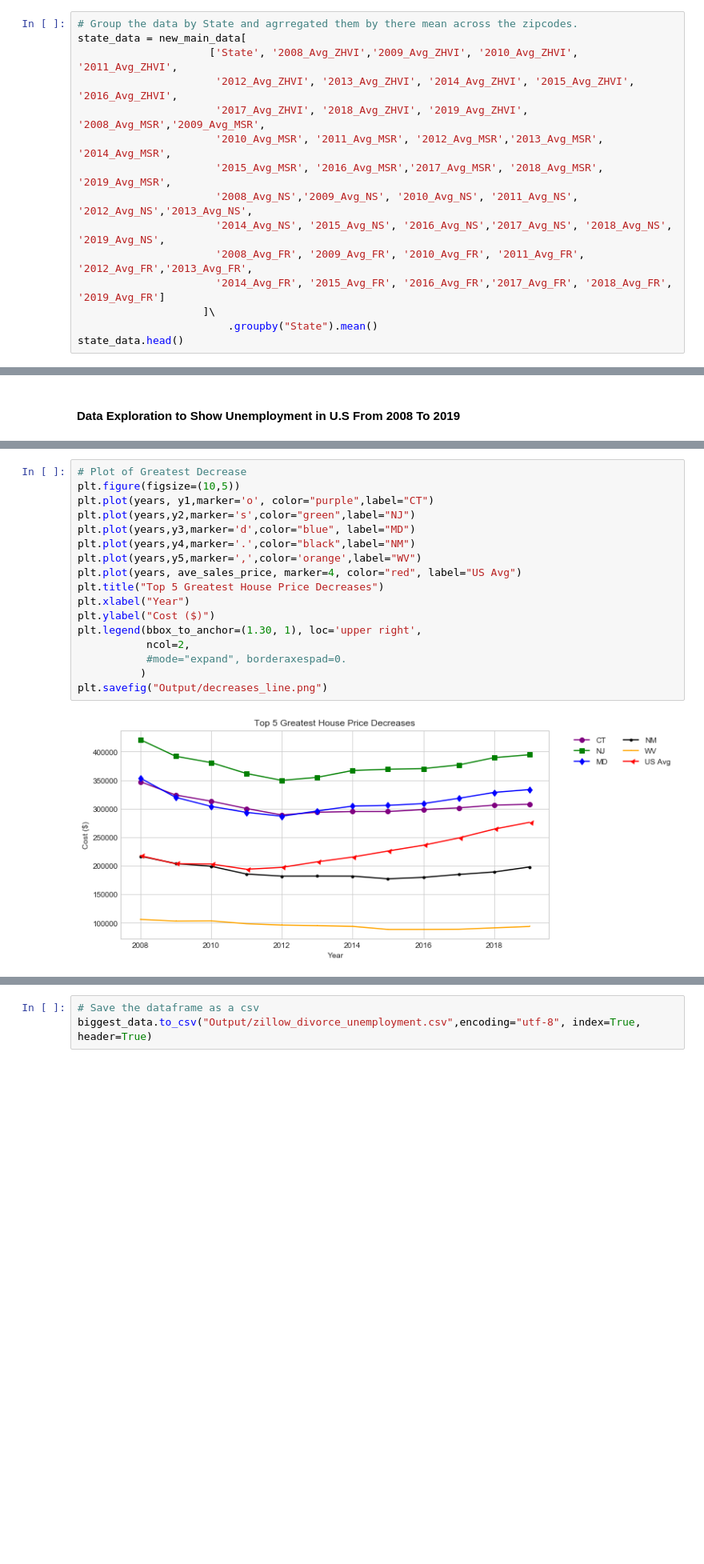
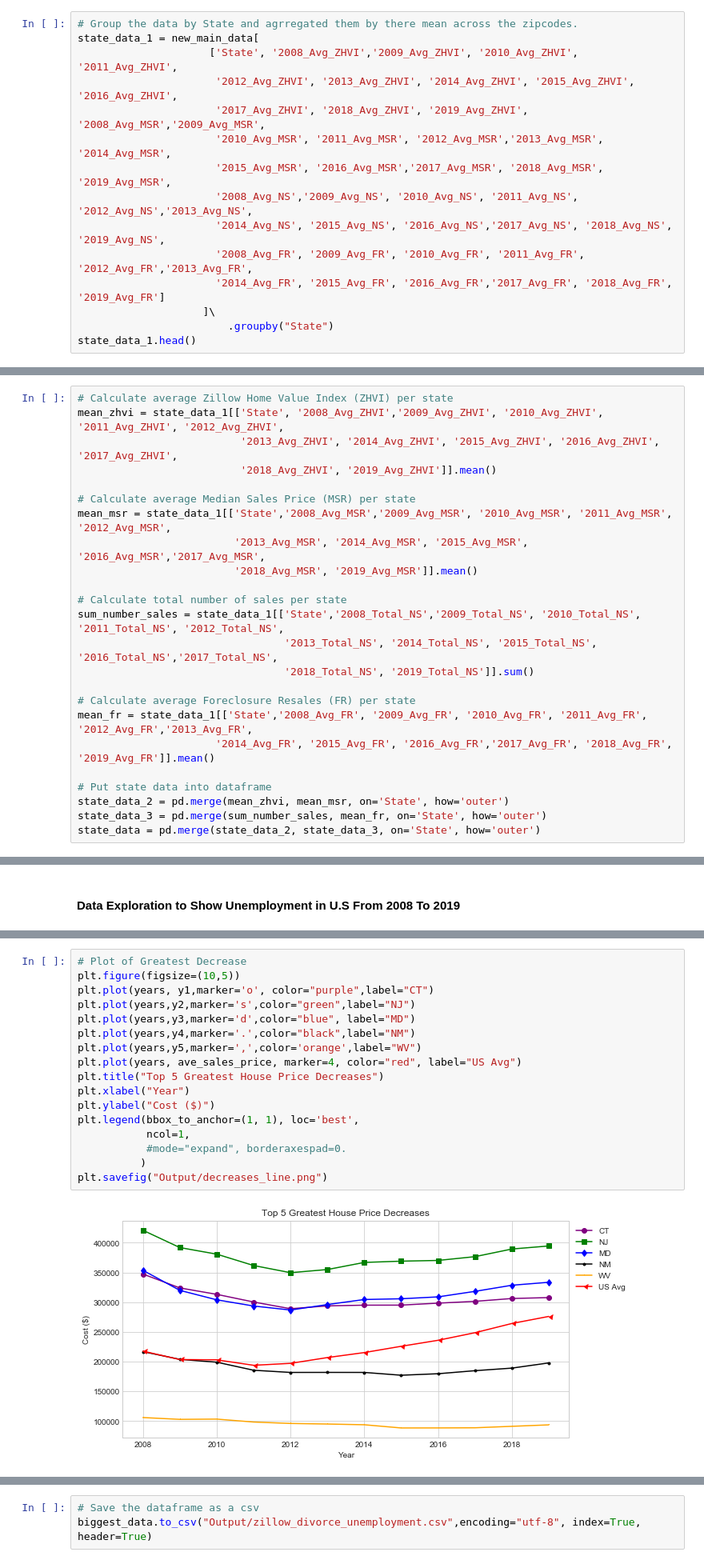
Before and after one commit to cmarchini19/US-Housing-Market-Analysis, a Jupyter notebook: tolu.ipynb, the cells around one changed output, grey strips where cells are left out. Shown at 80% size. Cells and saved outputs as stored; diff of their text form; blank space fills up the shorter version.

```diff
--- a/tolu.ipynb
+++ b/tolu.ipynb
@@ -155,7 +155,7 @@ new_main_data.head()
 new_main_data.to_csv("Output/zillow_data.csv", index=False,encoding="utf-8", header=True)
 # %%
 # Group the data by State and agrregated them by there mean across the zipcodes.
-state_data = new_main_data[
+state_data_1 = new_main_data[
                      ['State', '2008_Avg_ZHVI','2009_Avg_ZHVI', '2010_Avg_ZHVI', '2011_Avg_ZHVI',
                       '2012_Avg_ZHVI', '2013_Avg_ZHVI', '2014_Avg_ZHVI', '2015_Avg_ZHVI', '2016_Avg_ZHVI',
                       '2017_Avg_ZHVI', '2018_Avg_ZHVI', '2019_Avg_ZHVI', '2008_Avg_MSR','2009_Avg_MSR',
@@ -166,6 +166,6 @@ state_data = new_main_data[
                       '2008_Avg_FR', '2009_Avg_FR', '2010_Avg_FR', '2011_Avg_FR', '2012_Avg_FR','2013_Avg_FR',
                       '2014_Avg_FR', '2015_Avg_FR', '2016_Avg_FR','2017_Avg_FR', '2018_Avg_FR', '2019_Avg_FR']
                     ]\
-                        .groupby("State").mean()
-state_data.head()
+                        .groupby("State")
+state_data_1.head()
 # %% [output]
@@ -179,0 +185,24 @@ state_data.head()
+# %%
+# Calculate average Zillow Home Value Index (ZHVI) per state
+mean_zhvi = state_data_1[['State', '2008_Avg_ZHVI','2009_Avg_ZHVI', '2010_Avg_ZHVI', '2011_Avg_ZHVI', '2012_Avg_ZHVI',
+                          '2013_Avg_ZHVI', '2014_Avg_ZHVI', '2015_Avg_ZHVI', '2016_Avg_ZHVI', '2017_Avg_ZHVI',
+                          '2018_Avg_ZHVI', '2019_Avg_ZHVI']].mean()
+
+# Calculate average Median Sales Price (MSR) per state
+mean_msr = state_data_1[['State','2008_Avg_MSR','2009_Avg_MSR', '2010_Avg_MSR', '2011_Avg_MSR', '2012_Avg_MSR',
+                         '2013_Avg_MSR', '2014_Avg_MSR', '2015_Avg_MSR', '2016_Avg_MSR','2017_Avg_MSR',
+                         '2018_Avg_MSR', '2019_Avg_MSR']].mean()
+
+# Calculate total number of sales per state
+sum_number_sales = state_data_1[['State','2008_Total_NS','2009_Total_NS', '2010_Total_NS', '2011_Total_NS', '2012_Total_NS',
+                                 '2013_Total_NS', '2014_Total_NS', '2015_Total_NS', '2016_Total_NS','2017_Total_NS',
+                                 '2018_Total_NS', '2019_Total_NS']].sum()
+
+# Calculate average Foreclosure Resales (FR) per state
+mean_fr = state_data_1[['State','2008_Avg_FR', '2009_Avg_FR', '2010_Avg_FR', '2011_Avg_FR', '2012_Avg_FR','2013_Avg_FR',
+                      '2014_Avg_FR', '2015_Avg_FR', '2016_Avg_FR','2017_Avg_FR', '2018_Avg_FR', '2019_Avg_FR']].mean()
+
+# Put state data into dataframe
+state_data_2 = pd.merge(mean_zhvi, mean_msr, on='State', how='outer')
+state_data_3 = pd.merge(sum_number_sales, mean_fr, on='State', how='outer')
+state_data = pd.merge(state_data_2, state_data_3, on='State', how='outer')
@@ -409,22 +435,22 @@ y5 = wv_house_price
 # %%
 # Plot of Greatest Decrease
 plt.figure(figsize=(10,5))
 plt.plot(years, y1,marker='o', color="purple",label="CT")
 plt.plot(years,y2,marker='s',color="green",label="NJ")
 plt.plot(years,y3,marker='d',color="blue", label="MD")
 plt.plot(years,y4,marker='.',color="black",label="NM")
 plt.plot(years,y5,marker=',',color='orange',label="WV")
 plt.plot(years, ave_sales_price, marker=4, color="red", label="US Avg")
 plt.title("Top 5 Greatest House Price Decreases")
 plt.xlabel("Year")
 plt.ylabel("Cost ($)")
-plt.legend(bbox_to_anchor=(1.30, 1), loc='upper right',
-           ncol=2,
+plt.legend(bbox_to_anchor=(1, 1), loc='best',
+           ncol=1,
            #mode="expand", borderaxespad=0.
           )
 plt.savefig("Output/decreases_line.png")
 # %% [output]
-[figure, old version]
+[figure, new version]
 # %%
 # Plot of Greatest Increase
 y6 = dc_house_price
```
Also changed, not shown: parts of 15 cells of this notebook, 6 other files.
